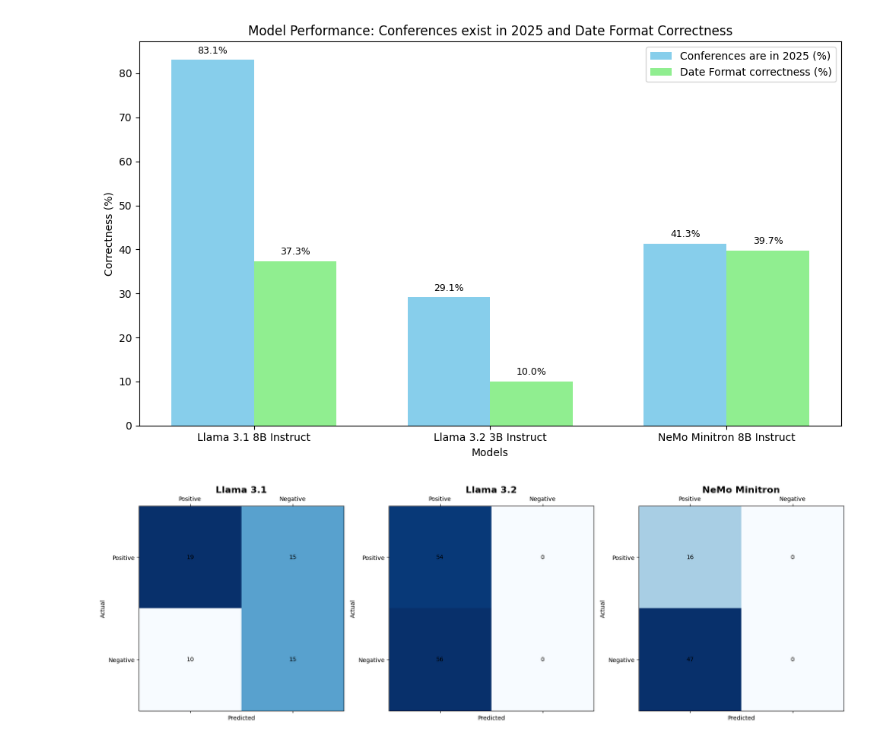
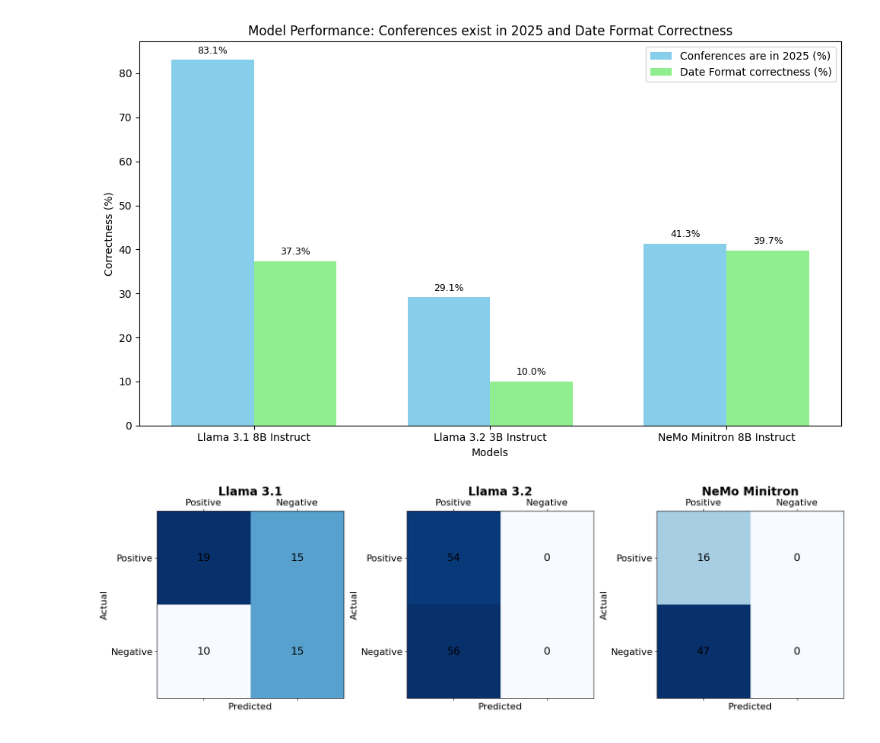
Before and after one commit to EricCpy/LLM_Planning_And_Reasoning, a Jupyter notebook: plots.ipynb, the cells around one changed output. Saved outputs shown, nothing was run; the diff lists cells and outputs as text; code cells hidden in the pictures.

Commit message:
change plot font sizes

```diff
--- a/plots.ipynb
+++ b/plots.ipynb
@@ -36,33 +36,33 @@ plt.show()
 # %%
 import matplotlib.pyplot as plt
 import numpy as np
 
 models = ['Llama 3.1', 'Llama 3.2', 'NeMo Minitron']
 confusion_data = {
     "Llama 3.1": {"TP": 19, "FN": 15, "TN": 15, "FP": 10},
     "Llama 3.2": {"TP": 54, "FN": 0, "TN": 0, "FP": 56},
     "NeMo Minitron": {"TP": 16, "FN": 0, "TN": 0, "FP": 47},
 }
 
 fig, axes = plt.subplots(1, 3, figsize=(18, 6))
 for ax, (model, data) in zip(axes, confusion_data.items()):
     matrix = np.array([[data["TP"], data["FN"]],
                        [data["FP"], data["TN"]]])
 
     cax = ax.matshow(matrix, cmap='Blues')
 
-    ax.set_title(f"{model}", fontsize=16, fontweight='bold')
-    ax.set_xlabel("Predicted")
-    ax.set_ylabel("Actual")
+    ax.set_title(f"{model}", fontsize=20, fontweight='bold')
+    ax.set_xlabel("Predicted", fontsize=16)
+    ax.set_ylabel("Actual", fontsize=16)
     ax.set_xticks([0, 1])
     ax.set_yticks([0, 1])
-    ax.set_xticklabels(['Positive', 'Negative'])
-    ax.set_yticklabels(['Positive', 'Negative'])
+    ax.set_xticklabels(['Positive', 'Negative'], fontsize=16)
+    ax.set_yticklabels(['Positive', 'Negative'], fontsize=16)
 
     for (i, j), val in np.ndenumerate(matrix):
-        ax.text(j, i, f'{val}', ha='center', va='center', color='black')
+        ax.text(j, i, f'{val}', ha='center', va='center', color='black', fontsize=18)
 
 plt.tight_layout()
 plt.show()
 # %% [output]
-[figure, old version]
+[figure, new version]
```
